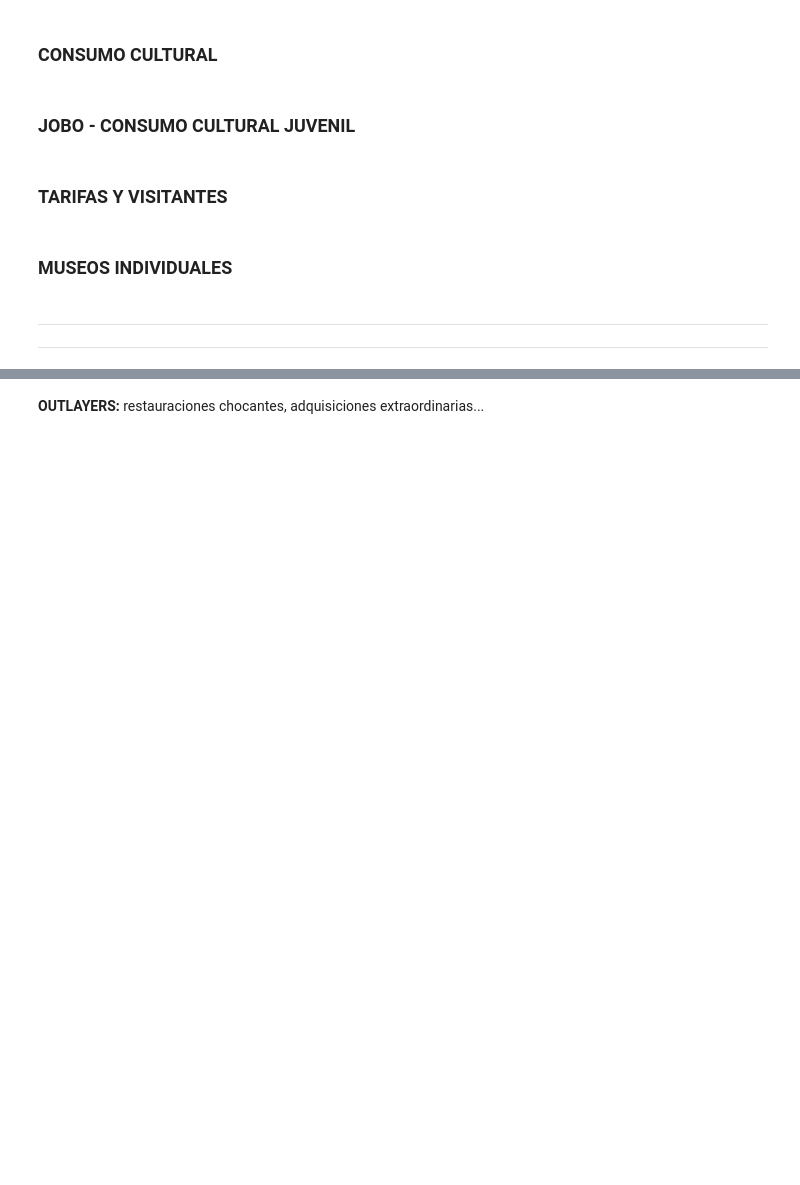
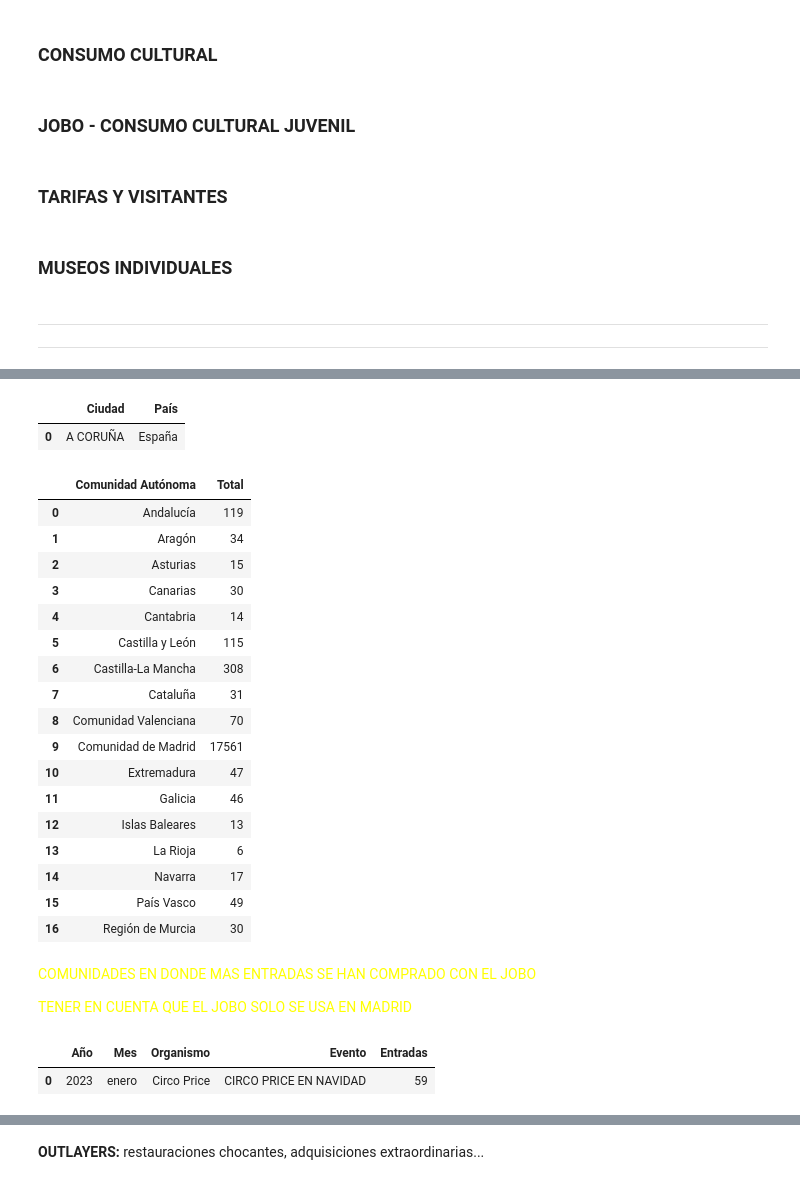
Before and after one commit to pgf3712/EDA_Madrid_Museums, a Jupyter notebook: 3-EDA_DESAROLLO.ipynb, the cells around one changed output, grey strips where cells are left out. Drawn from its saved outputs; the diff is of its cells as text; code cells hidden in the pictures; blank space fills up the shorter version.

```diff
--- a/3-EDA_DESAROLLO.ipynb
+++ b/3-EDA_DESAROLLO.ipynb
@@ -79,0 +246,48 @@ thyssen = pd.read_csv("./datos/MUSEOS_INDIVIDUALES/museo_thyssen_bornemisza_visi
+# %%
+jobo_usuarios_2023_clean = jobo_usuarios_2023[['Ciudad', 'País']]
+jobo_usuarios_2023_clean.head(1)
+# %% [output]
+|  | Ciudad | País |
+| 0 | A CORUÑA | España |
+# %%
+# este calculo lo he tenido que hacer con IA porque aparecian miles de localidades sin identificar bien con su ciudad ...
+# tambien algunas pocas ciudades extranjeras
+
+data = {
+    "Comunidad Autónoma": [
+        "Andalucía", "Aragón", "Asturias", "Canarias", "Cantabria", "Castilla y León",
+        "Castilla-La Mancha", "Cataluña", "Comunidad Valenciana", "Comunidad de Madrid",
+        "Extremadura", "Galicia", "Islas Baleares", "La Rioja", "Navarra", "País Vasco",
+        "Región de Murcia"],
+    "Total": [119, 34, 15, 30, 14, 115, 308, 31, 70, 17561, 47, 46, 13, 6, 17, 49, 30]}
+
+jobo_usuarios_2023_por_comunidad = pd.DataFrame(data)
+jobo_usuarios_2023_por_comunidad
+# %% [output]
+|  | Comunidad Autónoma | Total |
+| 0 | Andalucía | 119 |
+| 1 | Aragón | 34 |
+| 2 | Asturias | 15 |
+| 3 | Canarias | 30 |
+| 4 | Cantabria | 14 |
+| 5 | Castilla y León | 115 |
+| 6 | Castilla-La Mancha | 308 |
+| 7 | Cataluña | 31 |
+| 8 | Comunidad Valenciana | 70 |
+| 9 | Comunidad de Madrid | 17561 |
+| 10 | Extremadura | 47 |
+| 11 | Galicia | 46 |
+| 12 | Islas Baleares | 13 |
+| 13 | La Rioja | 6 |
+| 14 | Navarra | 17 |
+| 15 | País Vasco | 49 |
+| 16 | Región de Murcia | 30 |
+# %% [markdown]
+<span style="color: yellow">COMUNIDADES EN DONDE MAS ENTRADAS SE HAN COMPRADO CON EL JOBO</span>
+
+<span style="color: yellow">TENER EN CUENTA QUE EL JOBO SOLO SE USA EN MADRID</span>
+# %%
+jobo_entradas_2023.head(1)
+# %% [output]
+|  | Año | Mes | Organismo | Evento | Entradas |
+| 0 | 2023 | enero | Circo Price | CIRCO PRICE EN NAVIDAD | 59 |
```
Also changed, not shown: parts of 39 cells of this notebook, 2 other files.
